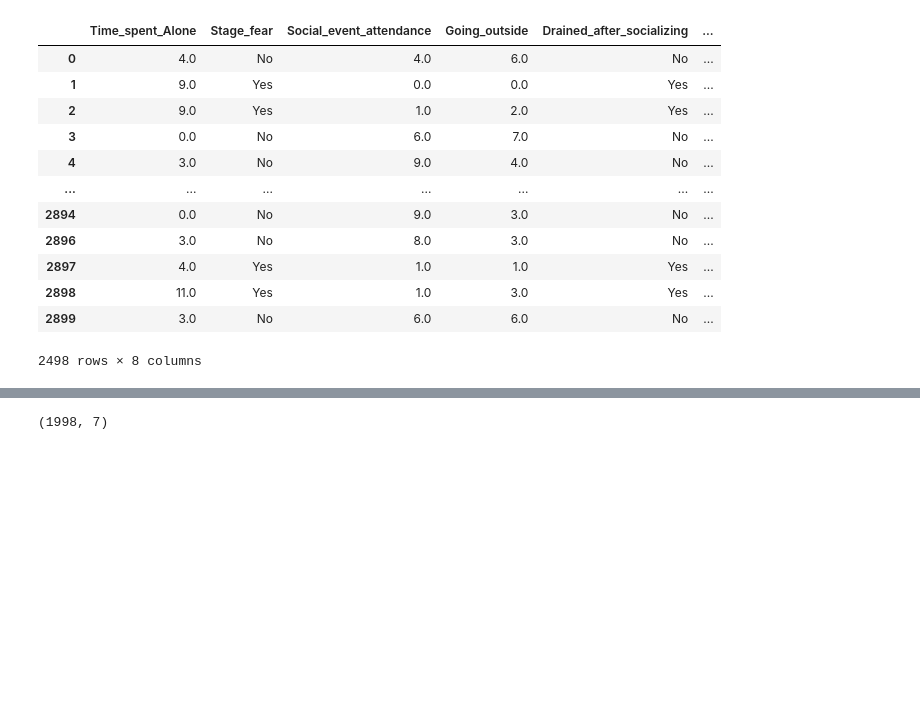
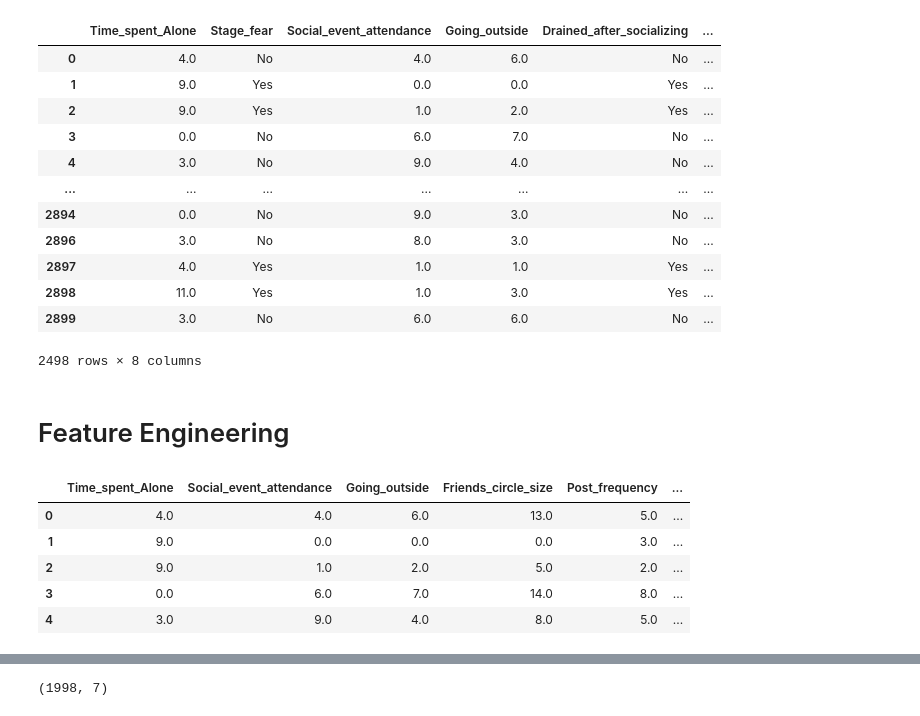
Before and after one commit to sagarsinghchauhan/Machine-Learning-Project-with-multiple-model, a Jupyter notebook: predicting-human-personality.ipynb, the cells around one changed output, grey strips where cells are left out. Cells and saved outputs as stored; diff of their text form; code cells hidden in the pictures; blank space fills up the shorter version.

```diff
--- a/predicting-human-personality.ipynb
+++ b/predicting-human-personality.ipynb
@@ -214,3 +222,22 @@ df
 | 2898 | 11.0 | Yes | 1.0 | 3.0 | Yes | ... |
 | 2899 | 3.0 | No | 6.0 | 6.0 | No | ... |
 2498 rows × 8 columns
+# %% [markdown]
+# Feature Engineering
+# %%
+from sklearn.preprocessing import LabelEncoder,OneHotEncoder
+label = LabelEncoder()
+df['Personality']=label.fit_transform(df['Personality'])
+ohe = OneHotEncoder(drop = 'first',sparse=False,dtype = np.int32)
+encoder = ohe.fit_transform(df[['Stage_fear','Drained_after_socializing']])
+encoded_df = pd.DataFrame(encoder,columns =ohe.get_feature_names_out(['Stage_fear','Drained_after_socializing']) )
+# encoded_df
+df = pd.concat([df.drop(['Stage_fear','Drained_after_socializing'],axis =1).reset_index(drop=True),encoded_df],axis =1)
+df.head()
+# %% [output]
+|  | Time_spent_Alone | Social_event_attendance | Going_outside | Friends_circle_size | Post_frequency | ... |
+| 0 | 4.0 | 4.0 | 6.0 | 13.0 | 5.0 | ... |
+| 1 | 9.0 | 0.0 | 0.0 | 0.0 | 3.0 | ... |
+| 2 | 9.0 | 1.0 | 2.0 | 5.0 | 2.0 | ... |
+| 3 | 0.0 | 6.0 | 7.0 | 14.0 | 8.0 | ... |
+| 4 | 3.0 | 9.0 | 4.0 | 8.0 | 5.0 | ... |
```
Also changed, not shown: parts of 15 cells of this notebook.
